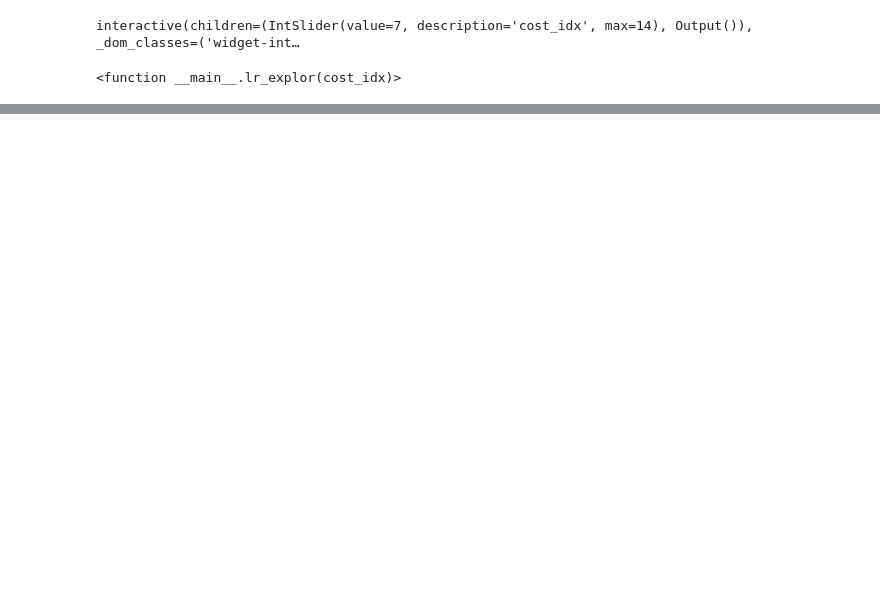
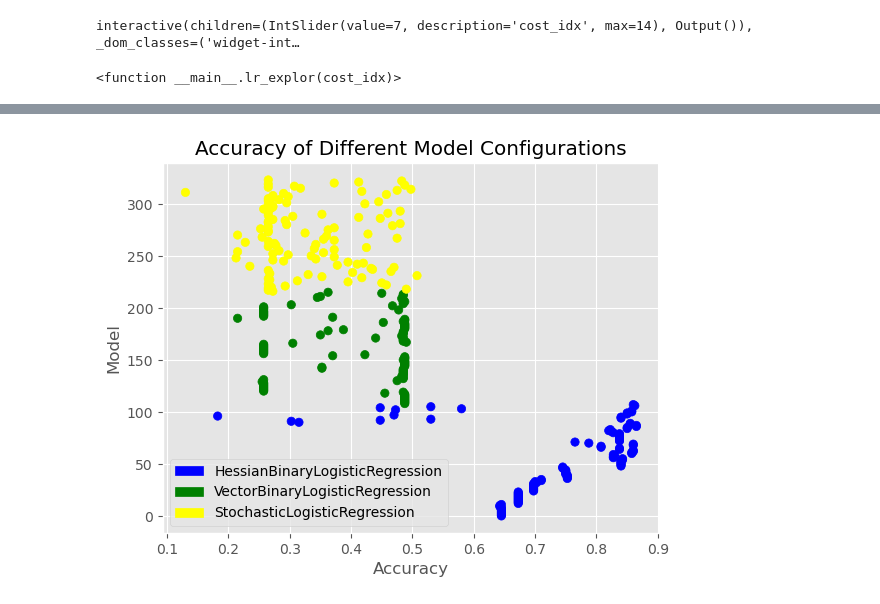
Before and after one commit to ephraim888sun/ML7324_Extending_-Logistic_Regression, a Jupyter notebook: LogisticRegressionProj3.ipynb, the cells around one changed output, grey strips where cells are left out. Drawn from its saved outputs; the diff is of its cells as text; code cells hidden in the pictures; blank space fills up the shorter version.

```diff
--- a/LogisticRegressionProj3.ipynb
+++ b/LogisticRegressionProj3.ipynb
@@ -1062,0 +978,32 @@ accuracy: 0.4775, eta: 1.0, iterations: 15, C: 0.1, solver: StochasticLogisticRe
+# %%
+# Define a dictionary that maps solver names to colors
+color_dict = {
+    # 'BFGSBinaryLogisticRegression': 'red',
+    'HessianBinaryLogisticRegression': 'blue',
+    'VectorBinaryLogisticRegression': 'green',
+    'StochasticLogisticRegression': 'yellow'
+}
+
+# Convert the solvers list into a list of colors
+colors = [color_dict[solver] for solver in solvers]
+
+# Create a scatter plot
+plt.scatter(accuracies, range(len(accuracies)), c=colors)
+plt.xlabel('Accuracy')
+plt.ylabel('Model')
+plt.title('Accuracy of Different Model Configurations')
+
+# Define the legend labels
+# legend_labels = [f'{solver}: {regularization}' for solver, regularization in zip(solvers, regularizations)]
+
+# # Create the legend
+# plt.legend(handles=plt.scatter([], [], c=colors), labels=legend_labels, loc='lower right')
+# Create a list of Patch objects for the legend
+legend_patches = [Patch(color=color_dict[solver], label=solver) for solver in color_dict.keys()]
+
+# Create the legend
+plt.legend(handles=legend_patches, loc='lower left')
+
+plt.show()
+# %% [output]
+[figure, added]
```
Also changed, not shown: parts of 15 cells of this notebook.
